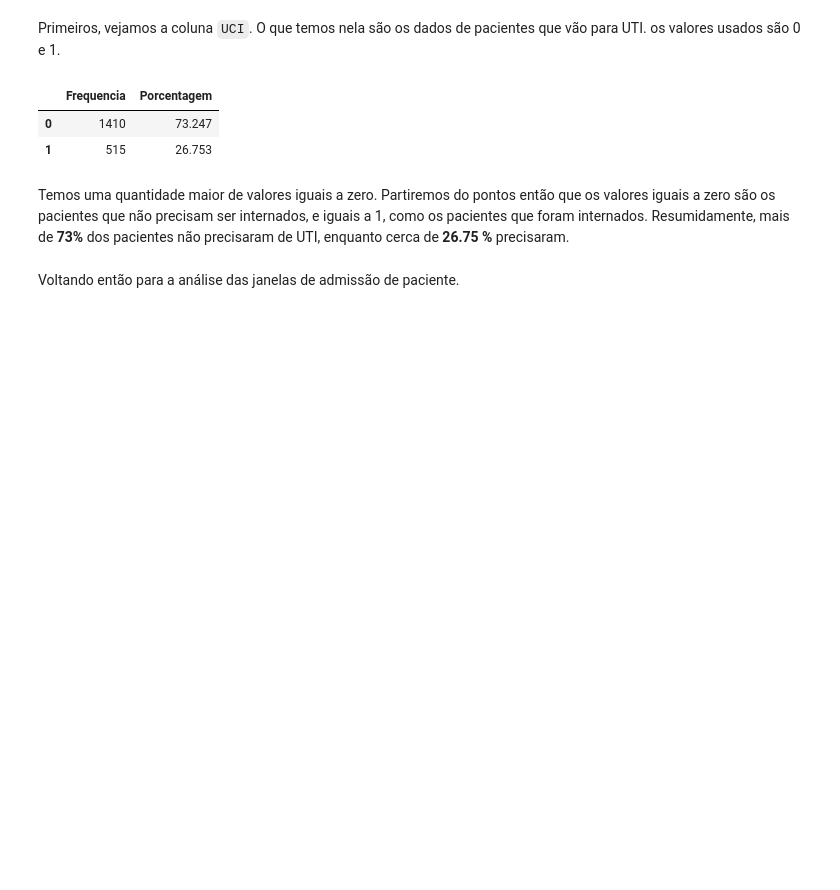
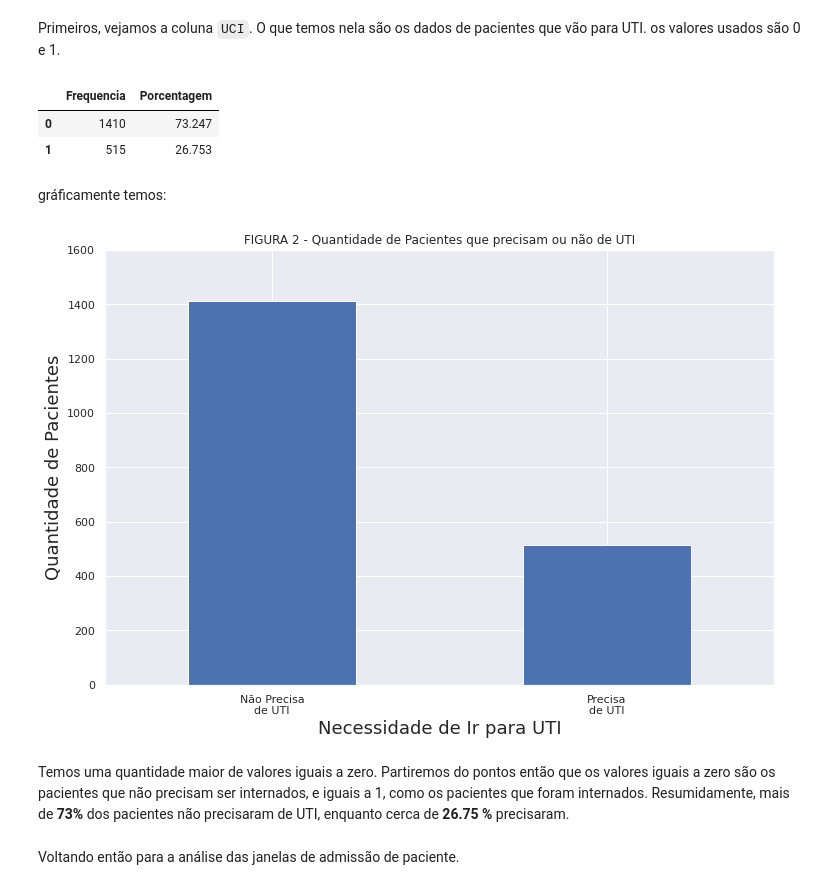
Before and after one commit to MatheusOrange211/Sirio_Libanes_ICU_Prediction, a Jupyter notebook: Visualizando_os_dados_Sirio_Libanes.ipynb, the cells around one changed output. Cells and saved outputs as stored; diff of their text form; code cells hidden in the pictures; blank space fills up the shorter version.

```diff
--- a/Visualizando_os_dados_Sirio_Libanes.ipynb
+++ b/Visualizando_os_dados_Sirio_Libanes.ipynb
@@ -152,6 +189,19 @@ pacientes_uti_freq_porcentagem
 |  | Frequencia | Porcentagem |
 | 0 | 1410 | 73.247 |
 | 1 | 515 | 26.753 |
+# %% [markdown]
+gráficamente temos:
+# %%
+grafico_qtd_uti = dados['ICU'].value_counts().plot(kind='bar',figsize=(12,8))
+plt.ylim(0,1600)
+plt.title("FIGURA 2 - Quantidade de Pacientes que precisam ou não de UTI")
+plt.ylabel("Quantidade de Pacientes",size=18)
+plt.xlabel('Necessidade de Ir para UTI',size=18)
+plt.xticks([0,1],["Não Precisa\nde UTI","Precisa\nde UTI"],rotation = 0)
+
+plt.show()
+# %% [output]
+[figure, added]
 # %% [markdown]
 Temos uma quantidade maior de valores iguais a zero. Partiremos do pontos então que os valores iguais a zero são os pacientes que não precisam ser internados, e iguais a 1, como os pacientes que foram internados. Resumidamente, mais de **73%** dos pacientes não precisaram de UTI, enquanto cerca de **26.75 %** precisaram.
 # %% [markdown]
```
Also changed, not shown: parts of 13 cells of this notebook.
